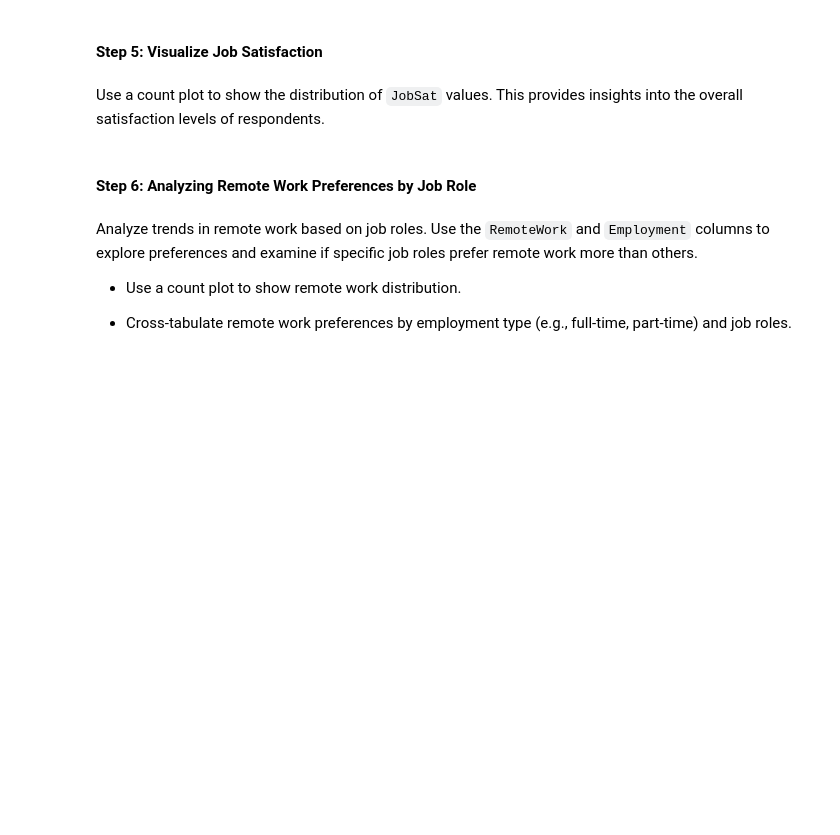
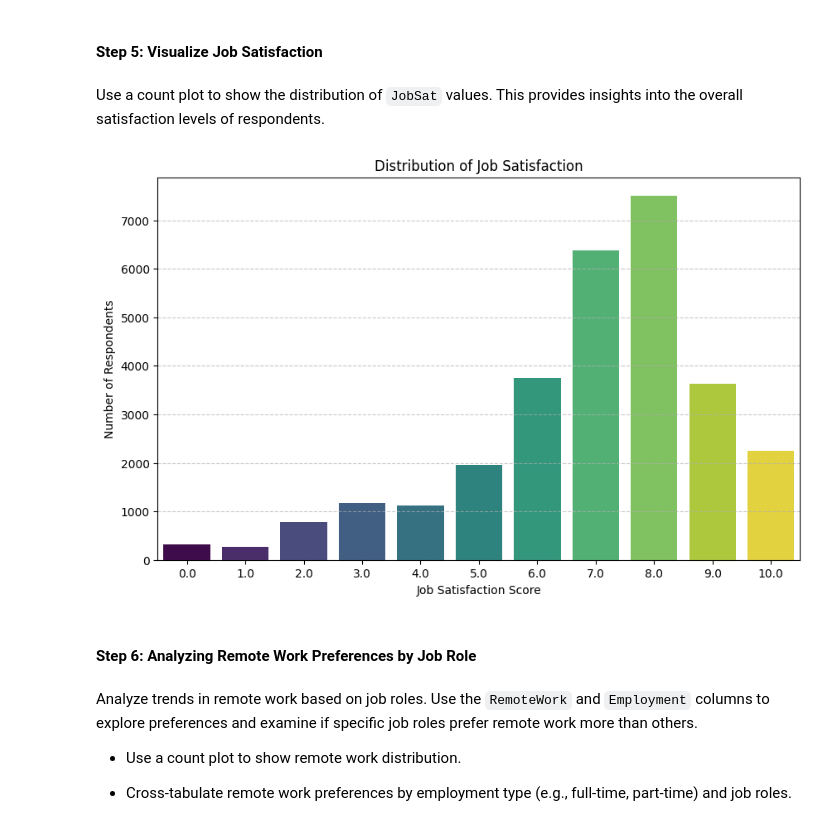
Before and after one commit to Sumant-crty/IBM-Data-Analyst-Capstone-Project, a Jupyter notebook: Hands-on Lab Exploratory Data Analysis.ipynb, the cells around one changed output. Cells and saved outputs as stored; diff of their text form; code cells hidden in the pictures; blank space fills up the shorter version.

```diff
--- a/Hands-on Lab Exploratory Data Analysis.ipynb
+++ b/Hands-on Lab Exploratory Data Analysis.ipynb
@@ -76,3 +191,14 @@ Use a count plot to show the distribution of `JobSat` values. This provides insi
+# %%
+# Use a count plot to show the distribution of JobSat values
+plt.figure(figsize=(10, 6))
+sns.countplot(x='JobSat', data=df, palette='viridis', hue='JobSat', legend=False)
+plt.title('Distribution of Job Satisfaction')
+plt.xlabel('Job Satisfaction Score')
+plt.ylabel('Number of Respondents')
+plt.grid(axis='y', linestyle='--', alpha=0.7)
+plt.show()
+# %% [output]
+[figure, added]
 # %% [markdown]
 #### Step 6: Analyzing Remote Work Preferences by Job Role
 # %% [markdown]
```
Also changed, not shown: parts of 22 cells of this notebook.
